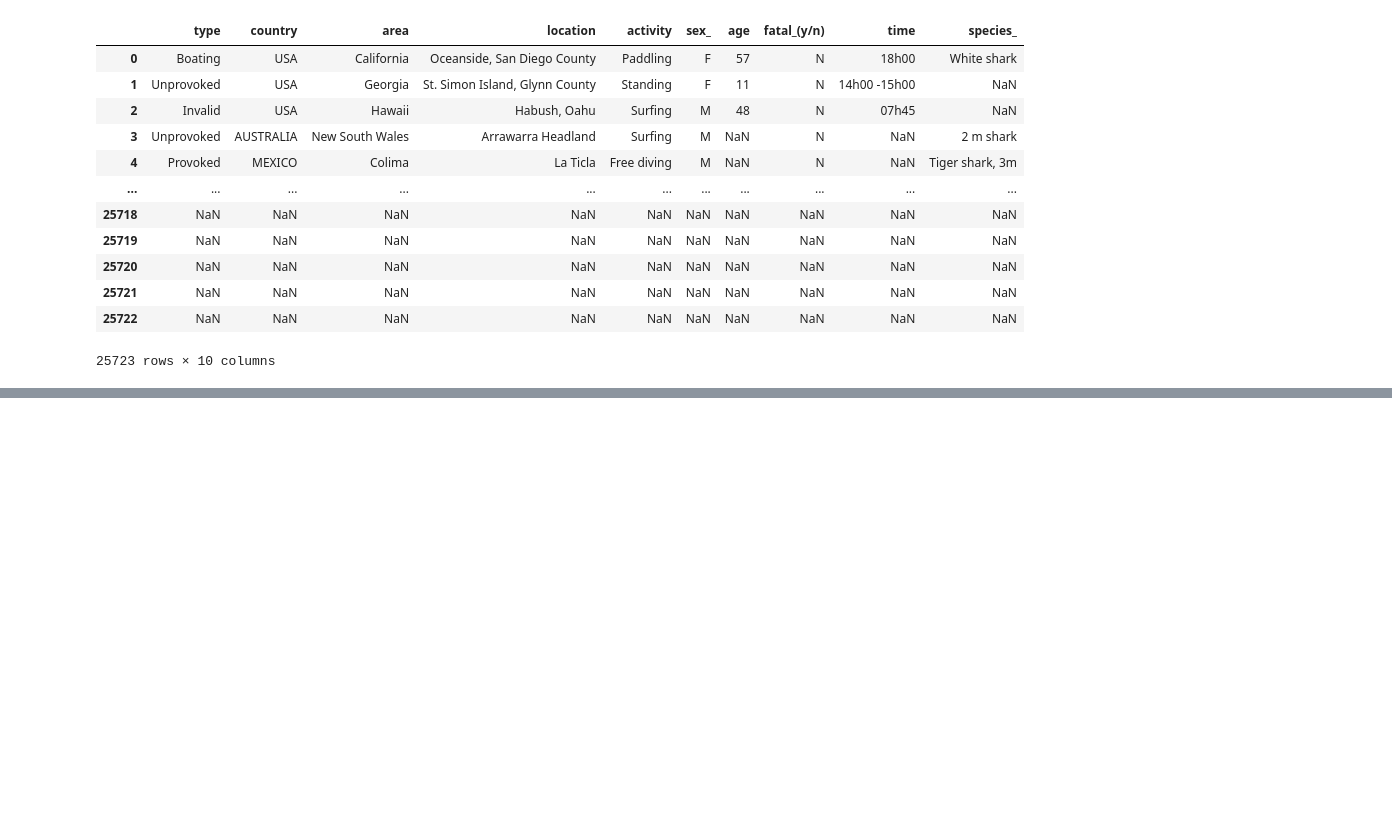
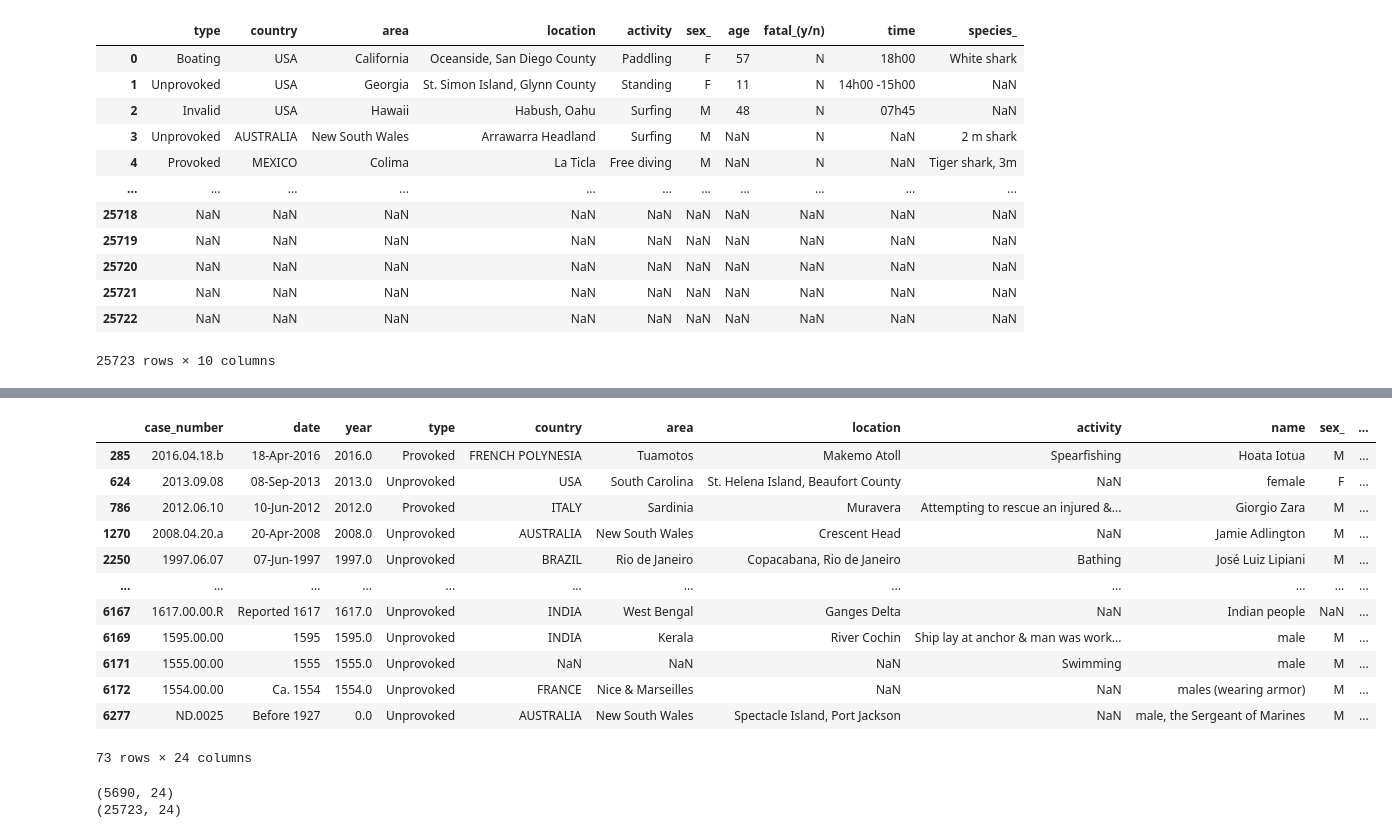
Before and after one commit to cristianecarneiro/data-cleaning-pandas, a Jupyter notebook: 1_src/clean.ipynb, the cells around one changed output, grey strips where cells are left out. Saved outputs shown, nothing was run; the diff lists cells and outputs as text; code cells hidden in the pictures; blank space fills up the shorter version.

```diff
--- a/1_src/clean.ipynb
+++ b/1_src/clean.ipynb
@@ -194,0 +390,5 @@ data[columns_focus]
+# %%
+#where are my NAs?
+
+bad_index_fatal = data['fatal_(y/n)'][data['fatal_(y/n)'].isna()].index
+print(bad_index_fatal[:15])
@@ -194,0 +397,4 @@ data[columns_focus]
+# %%
+#I will drop them
+
+data.drop(bad_index_fatal, axis=0, inplace=True)
@@ -194,0 +423,17 @@ data[columns_focus]
+# %%
+#quick check
+data[data['fatal_(y/n)'].isin(['UNKNOWN', 'M', 2017, '2017'])]
+# %% [output]
+|  | case_number | date | year | type | country | area | location | activity | name | sex_ | ... |
+| 285 | 2016.04.18.b | 18-Apr-2016 | 2016.0 | Provoked | FRENCH POLYNESIA | Tuamotos | Makemo Atoll | Spearfishing | Hoata Iotua | M | ... |
+| 624 | 2013.09.08 | 08-Sep-2013 | 2013.0 | Unprovoked | USA | South Carolina | St. Helena Island, Beaufort County | NaN | female | F | ... |
+| 786 | 2012.06.10 | 10-Jun-2012 | 2012.0 | Provoked | ITALY | Sardinia | Muravera | Attempting to rescue an injured &... | Giorgio Zara | M | ... |
+| 1270 | 2008.04.20.a | 20-Apr-2008 | 2008.0 | Unprovoked | AUSTRALIA | New South Wales | Crescent Head | NaN | Jamie Adlington | M | ... |
+| 2250 | 1997.06.07 | 07-Jun-1997 | 1997.0 | Unprovoked | BRAZIL | Rio de Janeiro | Copacabana, Rio de Janeiro | Bathing | José Luiz Lipiani | M | ... |
+| ... | ... | ... | ... | ... | ... | ... | ... | ... | ... | ... | ... |
+| 6167 | 1617.00.00.R | Reported 1617 | 1617.0 | Unprovoked | INDIA | West Bengal | Ganges Delta | NaN | Indian people | NaN | ... |
+| 6169 | 1595.00.00 | 1595 | 1595.0 | Unprovoked | INDIA | Kerala | River Cochin | Ship lay at anchor & man was work... | male | M | ... |
+| 6171 | 1555.00.00 | 1555 | 1555.0 | Unprovoked | NaN | NaN | NaN | Swimming | male | M | ... |
+| 6172 | 1554.00.00 | Ca. 1554 | 1554.0 | Unprovoked | FRANCE | Nice & Marseilles | NaN | NaN | males (wearing armor) | M | ... |
+| 6277 | ND.0025 | Before 1927 | 0.0 | Unprovoked | AUSTRALIA | New South Wales | Spectacle Island, Port Jackson | NaN | male, the Sergeant of Marines | M | ... |
+73 rows × 24 columns
@@ -194,0 +444,8 @@ data[columns_focus]
+# %%
+#I am down 73 values
+
+print(data.shape)
+print(data_original.shape)
+# %% [output]
+(5690, 24)
+(25723, 24)
```
Also changed, not shown: parts of 58 cells of this notebook.
